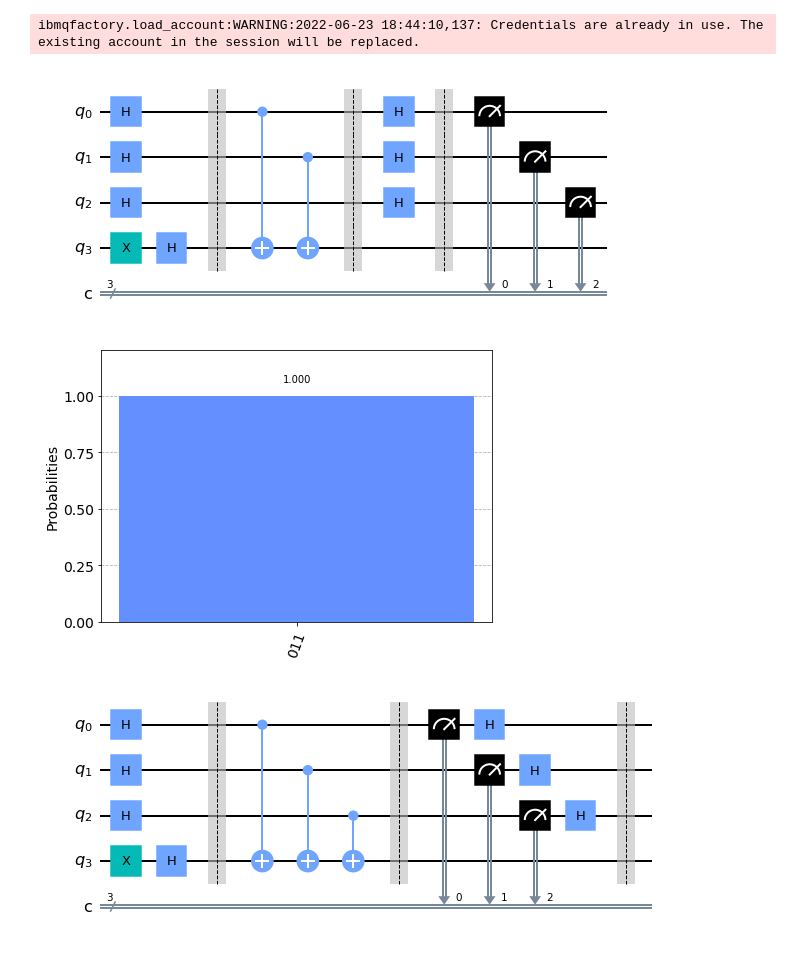
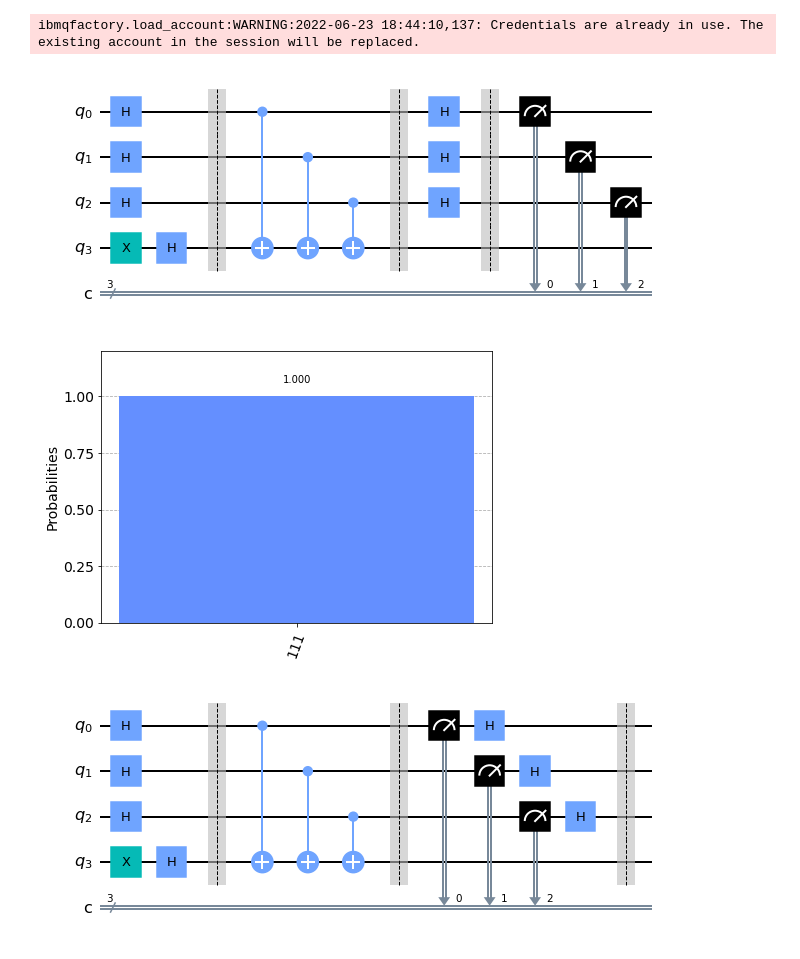
Before and after one commit to SedimentaryRockStar/QAlgoImplementation, a Jupyter notebook: Deutsch-Jozsa Algorithm.ipynb, the cells around one changed output. Cells and saved outputs as stored; diff of their text form; code cells hidden in the pictures.

```diff
--- a/Deutsch-Jozsa Algorithm.ipynb
+++ b/Deutsch-Jozsa Algorithm.ipynb
@@ -20,35 +20,35 @@ for i in range(3):
 
 
 
 #qc.x(0)
 #qc.x(2)
 qc.x(3)
 qc.h(3)
 qc.barrier()
 
-for i in range(2):
+for i in range(3):
     qc.cx(i, 3)
 
 qc.barrier()
 
 
 #qc.x(0)
 qc.h(0)
 qc.h(1)
 #qc.x(2)
 qc.h(2)
 qc.barrier()
 
 for i in range(3):
     qc.measure(i, i)
 
 
 
 
 
 qc.draw()
 # %% [output]
-[figure, old version]
+[figure, new version]
 # %%
 # use local simulator
 aer_sim = Aer.get_backend('aer_simulator')
@@ -58,7 +58,7 @@ answer = results.get_counts()
 
 plot_histogram(answer)
 # %% [output]
-[figure, old version]
+[figure, new version]
 # %%
 qc= QuantumCircuit(4, 3)
 
```
Also changed, not shown: parts of 1 cell of this notebook, 1 other file.
